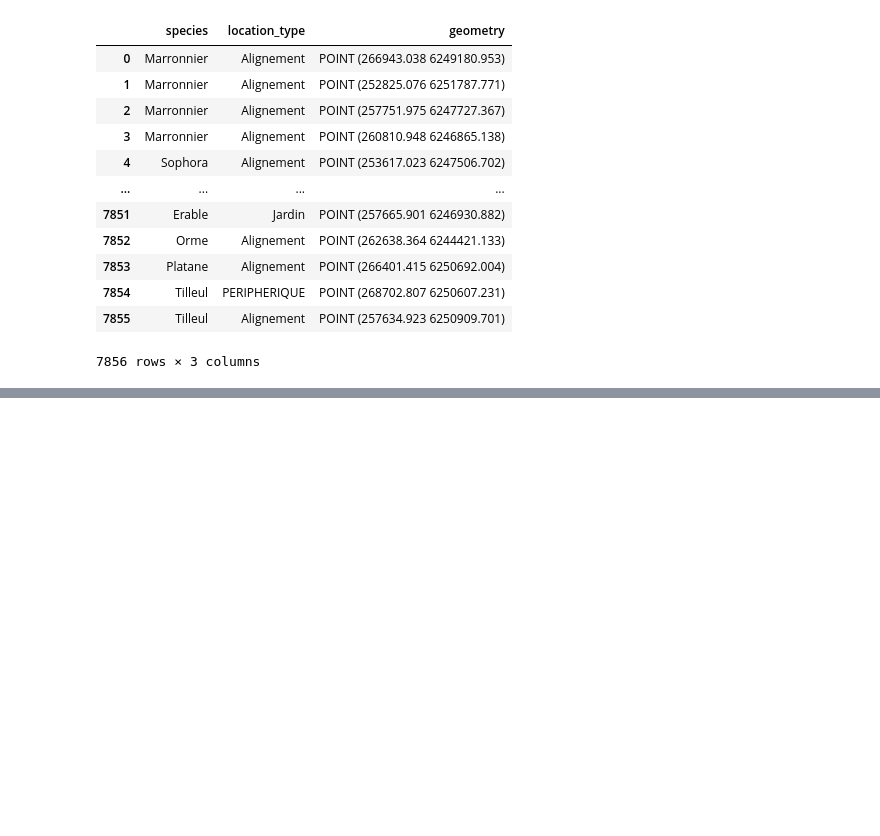
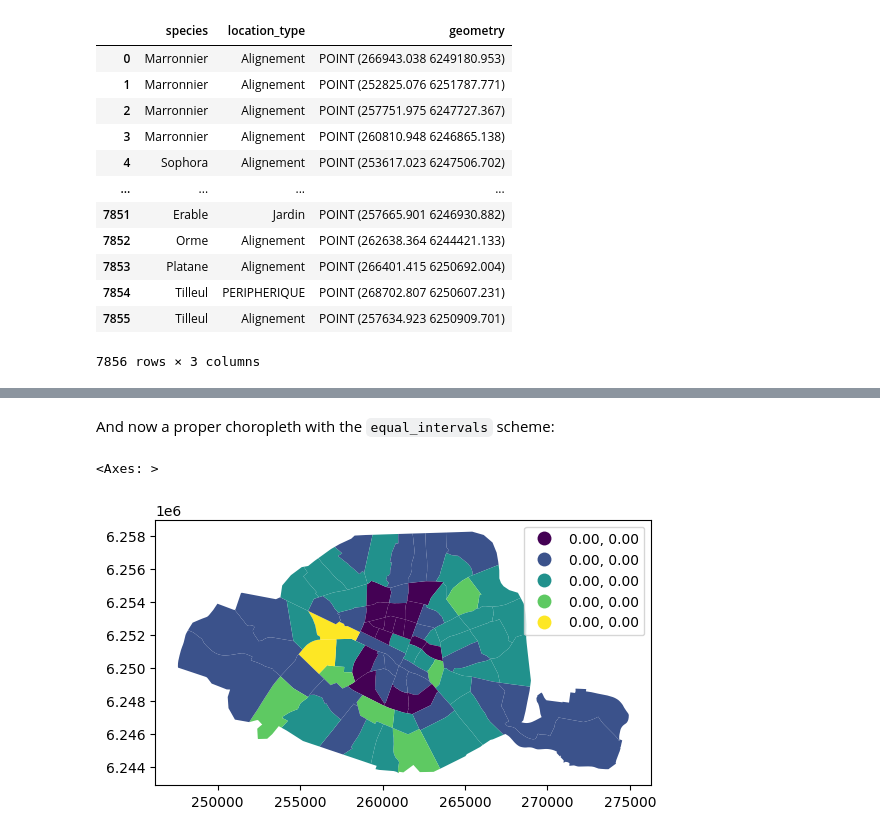
Before and after one commit to readyready15728/datacamp-python-notebooks, a Jupyter notebook: working_with_geospatial_data_in_python/working_with_geospatial_data_in_python.ipynb, the cells around one changed output, grey strips where cells are left out. Cells and saved outputs as stored; diff of their text form; code cells hidden in the pictures; blank space fills up the shorter version.

```diff
--- a/working_with_geospatial_data_in_python/working_with_geospatial_data_in_python.ipynb
+++ b/working_with_geospatial_data_in_python/working_with_geospatial_data_in_python.ipynb
@@ -388,0 +496,7 @@ trees
+# %% [markdown]
+And now a proper choropleth with the `equal_intervals` scheme:
+# %%
+districts_trees.plot('n_trees_per_area', scheme='equal_interval', legend=True)
+# %% [output]
+<Axes: >
+[figure, added]
```
Also changed, not shown: parts of 67 cells of this notebook.
